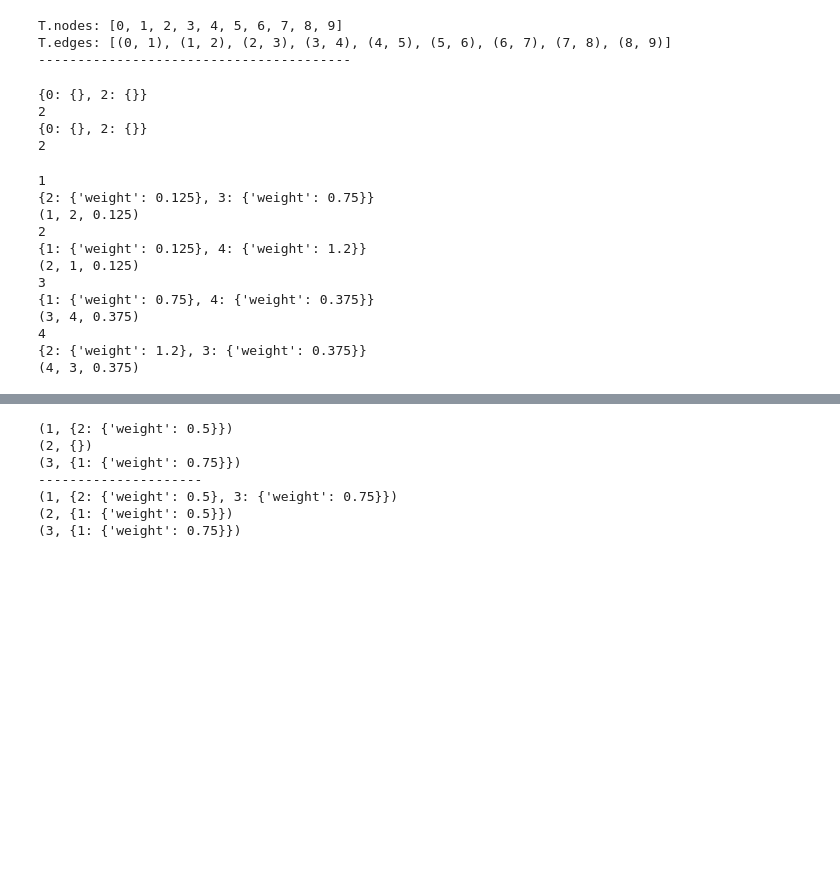
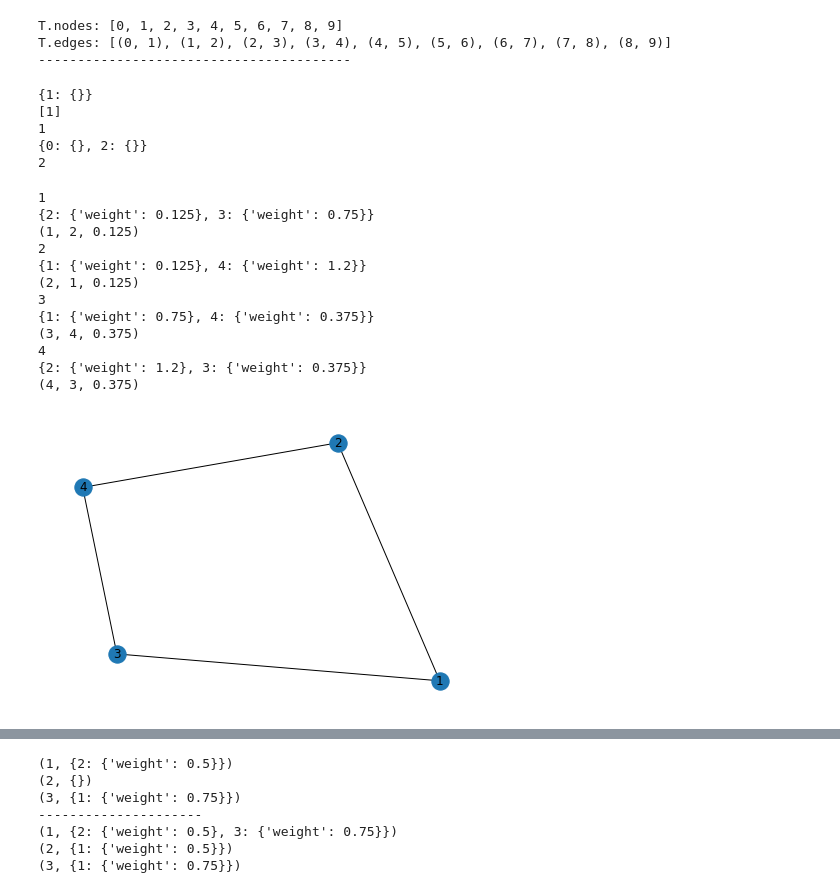
Before and after one commit to MLRG-CEFET-RJ/graph-structured-data, a Jupyter notebook: tutorials/NetworkX.ipynb, the cells around one changed output, grey strips where cells are left out. Drawn from its saved outputs; the diff is of its cells as text; code cells hidden in the pictures; blank space fills up the shorter version.

```diff
--- a/tutorials/NetworkX.ipynb
+++ b/tutorials/NetworkX.ipynb
@@ -53,41 +53,44 @@ T.edges: [(0, 1), (1, 2), (2, 3), (3, 4), (4, 5), (5, 6), (6, 7), (7, 8), (8, 9)
 ----------------------------------------
 # %%
 # Finding neighbors
-
-print(G.adj[1])    # or list(G.neighbors(1))
-print(G.degree[1]) # the number of edges incident to 1
+print(G.adj[0])    # or list(G.neighbors(0))
+print(list(G.neighbors(0)))
+print(G.degree[0]) # the number of edges incident to 0
 
 G.add_edge(1,2)    # edge already exists so nothing will be made
 
 print(G.adj[1])    # or list(G.neighbors(1))
 print(G.degree[1]) # the number of edges incident to 1
 # %% [output]
+{1: {}}
+[1]
+1
 {0: {}, 2: {}}
 2
-{0: {}, 2: {}}
-2
 # %%
 # Fast examination of all (node, adjacency) pairs
 # Undirected graphs will see adjacencys twice for same pair
 
 FG = nx.Graph()
 FG.add_weighted_edges_from([(1, 2, 0.125), (1, 3, 0.75), (2, 4, 1.2), (3, 4, 0.375)])
+nx.draw(FG, with_labels=True)
 for n, nbrs in FG.adj.items(): # or FG.adjacency()
     print(n)
     print(nbrs)
     for nbr, eattr in nbrs.items():
         wt = eattr['weight']
         if wt < 0.5: print('(%d, %d, %.3f)' % (n, nbr, wt))
 # %% [output]
 1
 {2: {'weight': 0.125}, 3: {'weight': 0.75}}
 (1, 2, 0.125)
 2
 {1: {'weight': 0.125}, 4: {'weight': 1.2}}
 (2, 1, 0.125)
 3
 {1: {'weight': 0.75}, 4: {'weight': 0.375}}
 (3, 4, 0.375)
 4
 {2: {'weight': 1.2}, 3: {'weight': 0.375}}
 (4, 3, 0.375)
+[figure, added]
```
Also changed, not shown: parts of 7 cells of this notebook, 41 other files.
